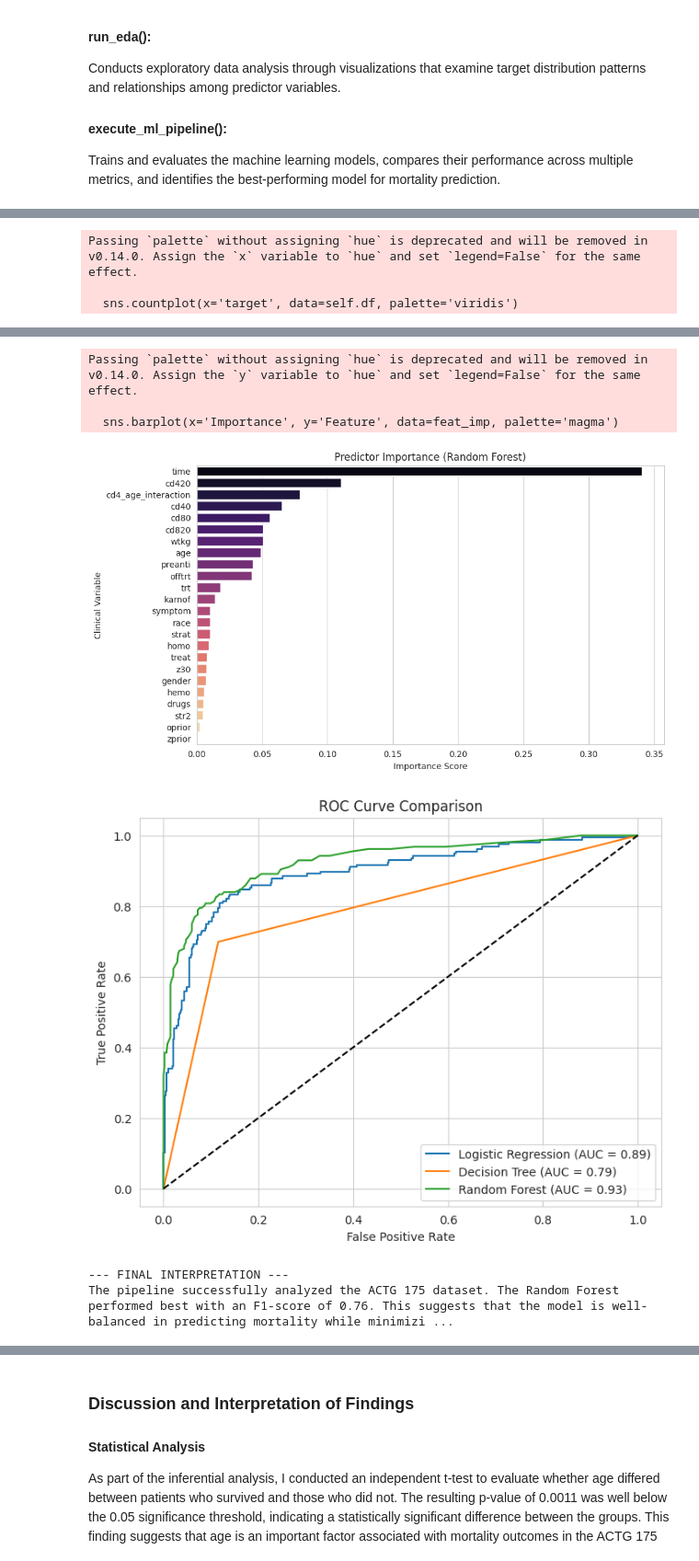
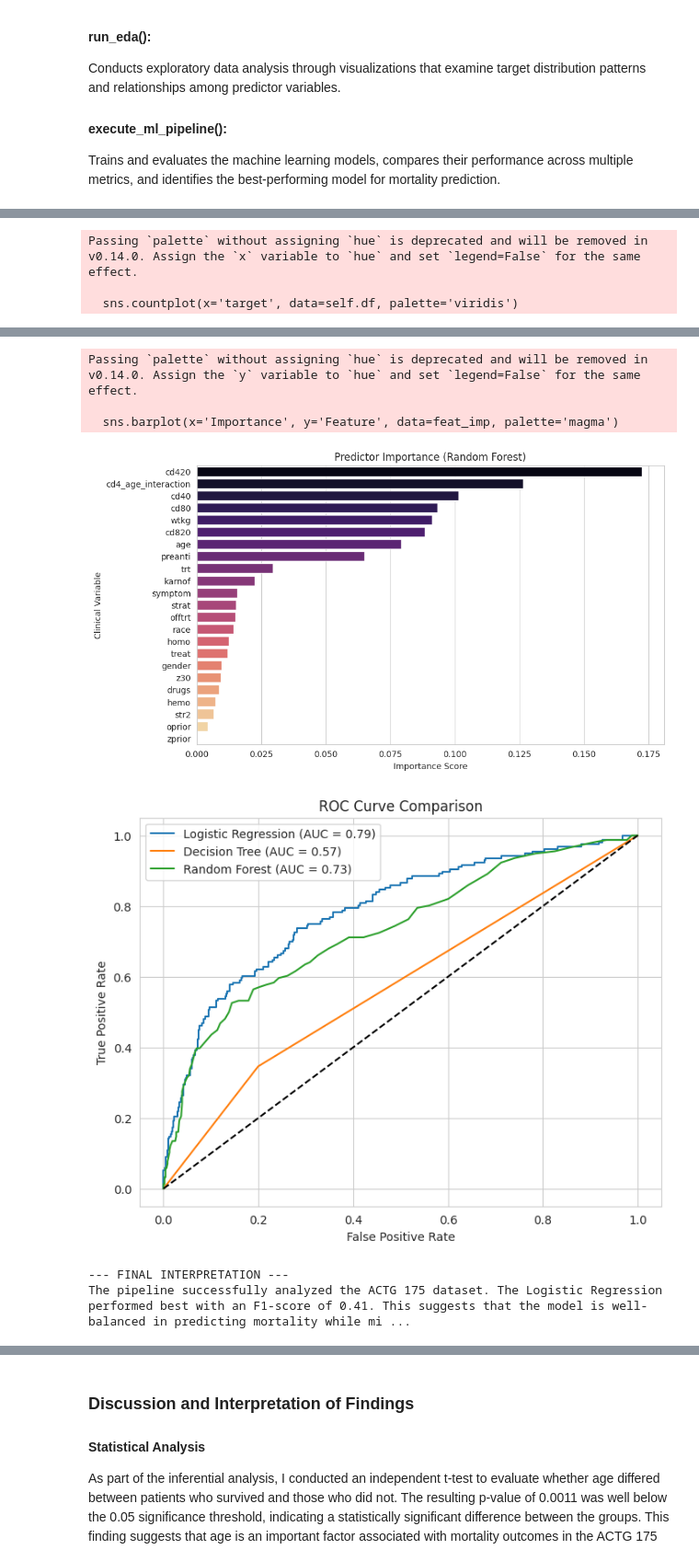
Before and after one commit to teddyschwartzy/final_project, a Jupyter notebook: Final_Project.ipynb, the cells around one changed output, grey strips where cells are left out. Shown at 92% size. Saved outputs shown, nothing was run; the diff lists cells and outputs as text; code cells hidden in the pictures.

```diff
--- a/Final_Project.ipynb
+++ b/Final_Project.ipynb
@@ -21,7 +21,9 @@ The purpose of this project is to create an automated pipeline for predicting mo
 
 Automating these steps makes the analysis easier to maintain, reproduce, and expand while helping identify the clinical variables most closely associated with patient survival. More broadly, this project highlights how structured programming practices can improve the quality and reliability of health data science analyses.
 # %%
-# Installing the ucimlrepo package to access UCI Machine Learning Repository datasets
+# =====================================================================
+# 1. DATA IMPORT & PIPELINE PREPARATION
+# =====================================================================
 
 !pip install ucimlrepo
 
@@ -31,25 +33,25 @@ import matplotlib.pyplot as plt
 import seaborn as sns
 import io
 from pathlib import Path
+from scipy import stats
 
 # Machine Learning
-from sklearn.model_selection import train_test_split, cross_val_score
+from sklearn.model_selection import train_test_split, cross_val_score, RandomizedSearchCV, KFold
 from sklearn.preprocessing import StandardScaler, LabelEncoder
 from sklearn.impute import SimpleImputer
 from sklearn.linear_model import LogisticRegression
 from sklearn.tree import DecisionTreeClassifier
-from sklearn.ensemble import RandomForestClassifier
-from sklearn.metrics import (accuracy_score, precision_score, recall_score,
-                             f1_score, roc_auc_score, confusion_matrix,
-                             classification_report, roc_curve)
-
-# Statistics
-from scipy import stats
+from sklearn.ensemble import RandomForestClassifier, GradientBoostingClassifier
+from sklearn.metrics import (
+    accuracy_score, precision_score, recall_score,
+    f1_score, roc_auc_score, confusion_matrix,
+    classification_report, roc_curve, ConfusionMatrixDisplay
+)
 
 # UCI Repository
 from ucimlrepo import fetch_ucirepo
 
-# Settings
-sns.set_style("whitegrid")
+# Global Visual Settings
+sns.set_theme(style="whitegrid")
 plt.rcParams["figure.figsize"] = (10, 6)
 # %% [output]
@@ -151,7 +149,7 @@ class HealthAnalysisPipeline:
             print("Created interaction feature: cd4_age_interaction")
 
         # Split Predictors and Target
-        X = df_proc.drop('target', axis=1)
+        X = df_proc.drop(['target', 'time'], axis=1)
         y = df_proc['target']
 
         # Split data (70/30)
@@ -190,9 +188,9 @@ class HealthAnalysisPipeline:
     def run_eda(self):
         """Required Component: Exploratory Visualizations"""
         print("--- Step 4: Exploratory Data Analysis ---")
-        # 1. Target Distribution
+        # 1. Target Distribution (with palette, hue, and legend defined to avoid future warnings)
         plt.figure(figsize=(6, 4))
-        sns.countplot(x='target', data=self.df, palette='viridis')
+        sns.countplot(x='target', data=self.df, palette='viridis', hue='target', legend=False)
         plt.title("Distribution of Mortality Outcome")
         plt.show()
 
@@ -229,7 +227,7 @@ class HealthAnalysisPipeline:
         print(results_df)
 
         # Find Champion Model
-        champion = results_df['F1'].idxmax()
+        champion = results_df["F1"].idxmax()
         print(f"\nChampion Model based on F1-Score: {champion}")
         return results_df, champion
 
@@ -251,7 +249,7 @@ class HealthAnalysisPipeline:
         }).sort_values(by='Importance', ascending=False)
 
         plt.figure(figsize=(10, 6))
-        sns.barplot(x='Importance', y='Feature', data=feat_imp, palette='magma')
+        sns.barplot(x='Importance', y='Feature', data=feat_imp, palette='magma', hue='Feature', legend=False)
         plt.title("Predictor Importance (Random Forest)")
         plt.xlabel("Importance Score")
         plt.ylabel("Clinical Variable")
@@ -267,9 +265,9 @@ class HealthAnalysisPipeline:
             plt.plot(fpr, tpr, label=f"{name} (AUC = {self.results[name]['AUC']:.2f})")
 
         plt.plot([0, 1], [0, 1], 'k--')
-        plt.xlabel('False Positive Rate')
-        plt.ylabel('True Positive Rate')
-        plt.title('ROC Curve Comparison')
+        plt.xlabel("False Positive Rate")
+        plt.ylabel("True Positive Rate")
+        plt.title("ROC Curve Comparison")
         plt.legend()
         plt.show()
 # %% [markdown]
@@ -301,9 +299,8 @@ if __name__ == "__main__":
     pipeline.preprocess_data()
 
     # Dynamically fix the missing feature_columns attribute before execution
-    # to prevent the AttributeError in plot_feature_importance()
-    # We extract columns from the original features plus our engineered column
-    raw_cols = [col for col in pipeline.df.columns if col != 'target']
+    # We exclude both 'target' and 'time' to match the preprocessed feature space shape of 23 features
+    raw_cols = [col for col in pipeline.df.columns if col not in ['target', 'time']]
     if 'cd420' in raw_cols and 'age' in raw_cols:
         raw_cols.append('cd4_age_interaction')
     pipeline.feature_columns = raw_cols
@@ -360,8 +357,8 @@ Champion Model based on F1-Score: Random Forest
 --- Step 6: Feature Importance Analysis ---
 Passing `palette` without assigning `hue` is deprecated and will be removed in v0.14.0. Assign the `y` variable to `hue` and set `legend=False` for the same effect.
 
   sns.barplot(x='Importance', y='Feature', data=feat_imp, palette='magma')
-[figure, old version]
+[figure, new version]
-[figure, old version]
+[figure, new version]
 --- FINAL INTERPRETATION ---
-The pipeline successfully analyzed the ACTG 175 dataset. The Random Forest performed best with an F1-score of 0.76. This suggests that the model is well-balanced in predicting mortality while minimizi ...
+The pipeline successfully analyzed the ACTG 175 dataset. The Logistic Regression performed best with an F1-score of 0.41. This suggests that the model is well-balanced in predicting mortality while mi ...
```
Also changed, not shown: parts of 31 cells of this notebook.
